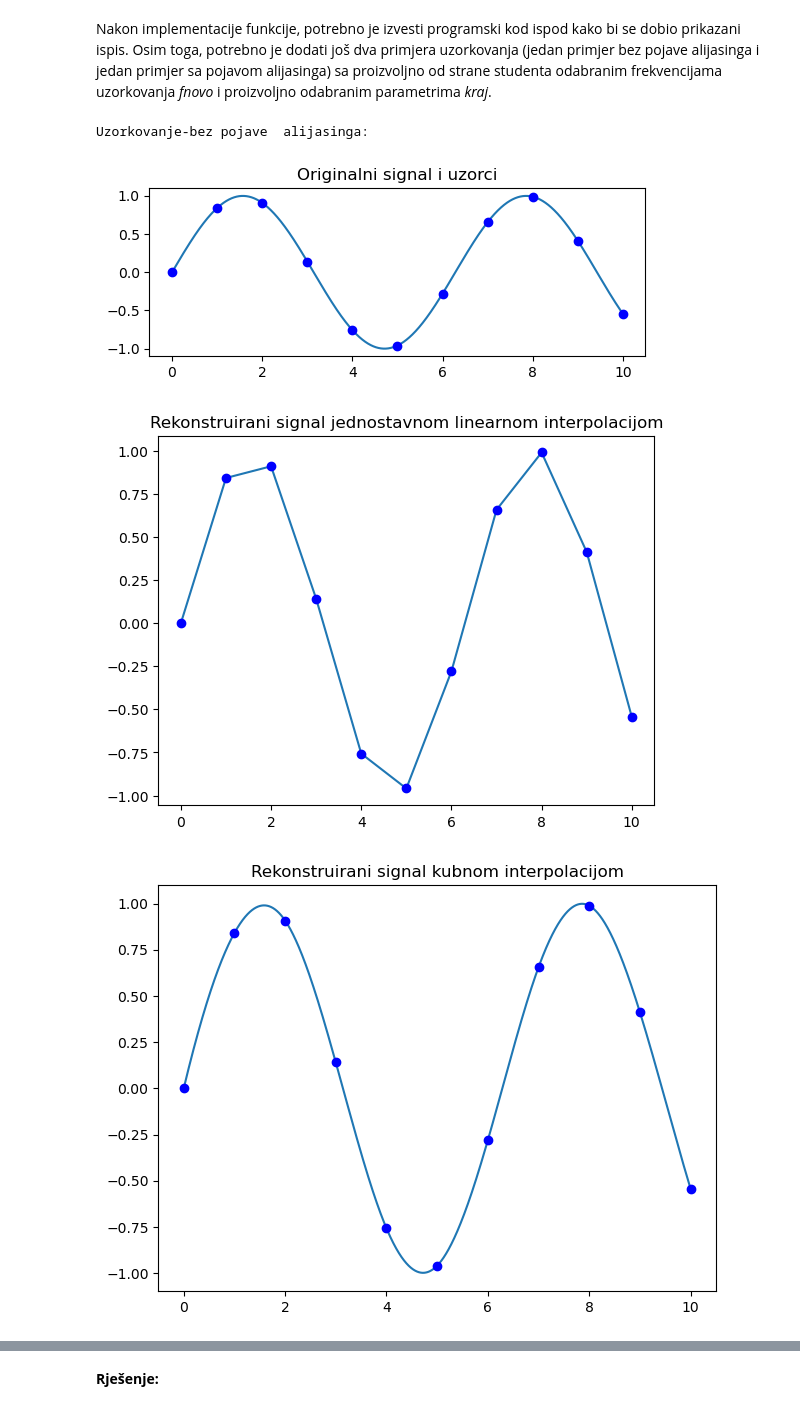
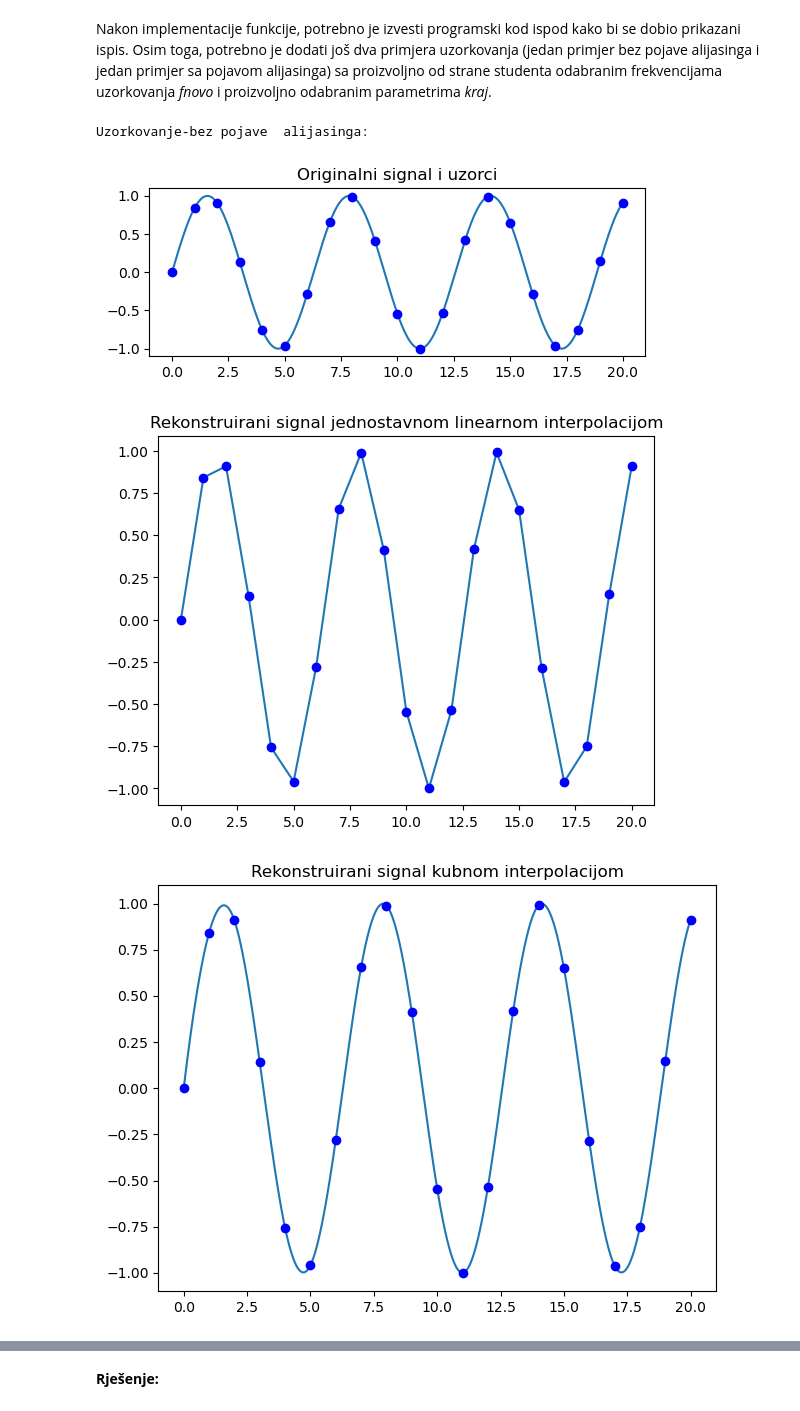
Before and after one commit to AmarHasecic/Multimedijalni-Sistemi-Labovi, a Jupyter notebook: MMS_LV07_Uzorkovanje_i_kvantizacija.ipynb, the cells around one changed output, grey strips where cells are left out. Saved outputs shown, nothing was run; the diff lists cells and outputs as text; code cells hidden in the pictures.

```diff
--- a/MMS_LV07_Uzorkovanje_i_kvantizacija.ipynb
+++ b/MMS_LV07_Uzorkovanje_i_kvantizacija.ipynb
@@ -65,8 +65,10 @@ Nakon implementacije funkcije, potrebno je izvesti programski kod ispod kako bi
 # %%
 from scipy.interpolate import interp1d
 import matplotlib.pyplot as plt
+from math import pi
 
-[x, y] = sinusoida(0, 10, 1000)
+
+[x, y] = sinusoida(0, 20, 1000)
 [xnew, ynew] = uzorkovanje(x, y, 1, 1000)
 
 print("Uzorkovanje-bez pojave  alijasinga:")
@@ -83,36 +85,36 @@ plt.plot(xnew, ynew,'bo')
 plt.figure(3)
 plt.title('Rekonstruirani signal kubnom interpolacijom')
 iy = interp1d(xnew, ynew,kind='cubic')
 plt.plot(x, iy(x))
 plt.plot(xnew, ynew,'bo')
 plt.tight_layout()
 plt.show()
 
 [x, y] = sinusoida(0, 50, 1000)
 [xnew, ynew] = uzorkovanje(x, y, 0.1, 1000)
 
 print("Uzorkovanje-sa pojavom alijasinga:")
 
 plt.figure(1)
 plt.title('Originalni signal i uzorci')
 plt.plot(x, y)
 plt.plot(xnew, ynew,'bo')
 plt.figure(2)
 plt.title('Rekonstruirani signal jednostavnom linearnom interpolacijom')
 plt.plot(xnew, ynew)
 plt.plot(xnew, ynew,'bo')
 plt.figure(3)
 plt.title('Rekonstruirani signal kubnom interpolacijom')
 iy = interp1d(xnew, ynew,kind='cubic')
 plt.plot(x, iy(x))
 plt.plot(xnew, ynew,'bo')
 plt.tight_layout()
 plt.show()
 # %% [output]
 Uzorkovanje-bez pojave  alijasinga:
-[figure, old version]
+[figure, new version]
-[figure, old version]
+[figure, new version]
-[figure, old version]
+[figure, new version]
 Uzorkovanje-sa pojavom alijasinga:
 [figure]
 [figure]
```
Also changed, not shown: parts of 3 cells of this notebook, 1 other file.
